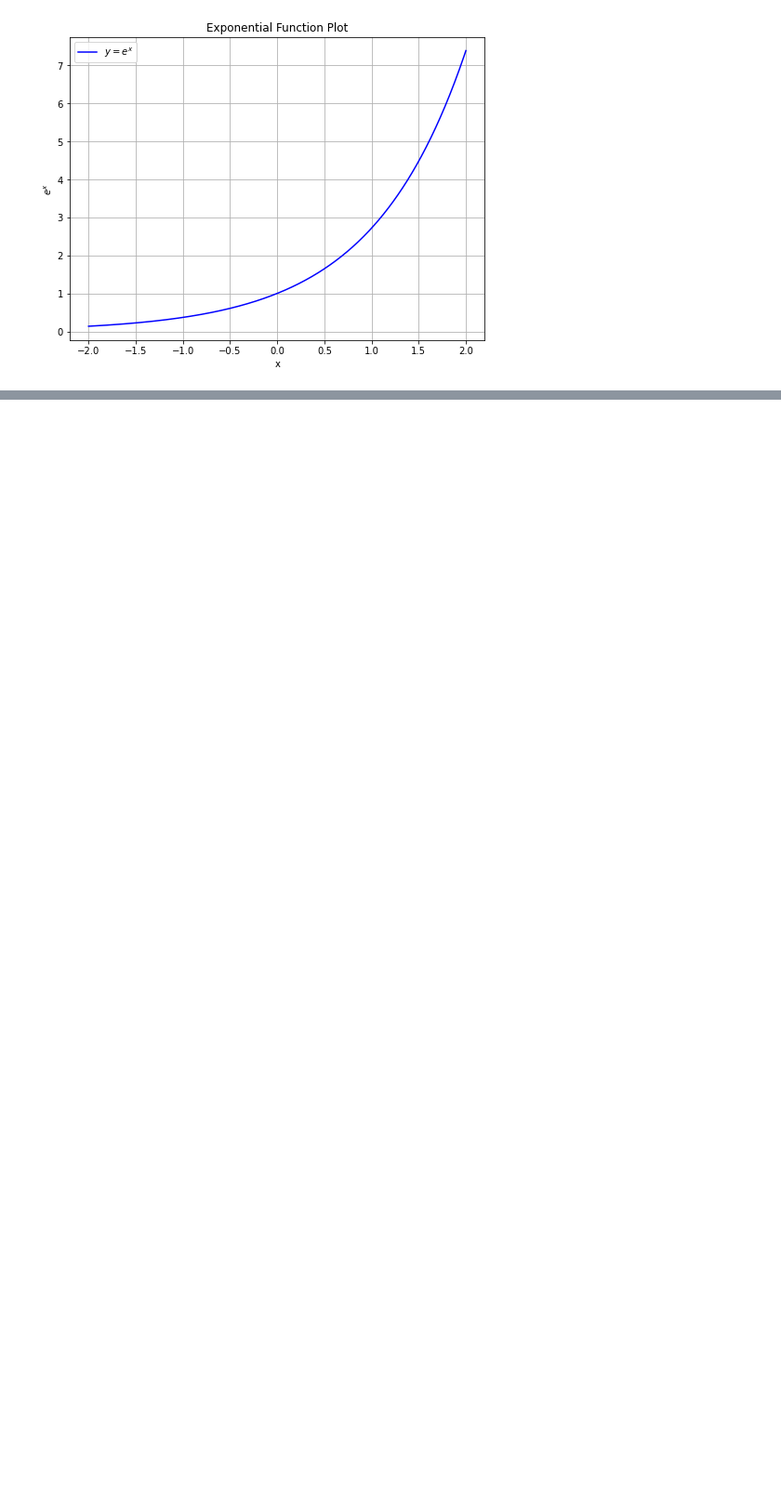
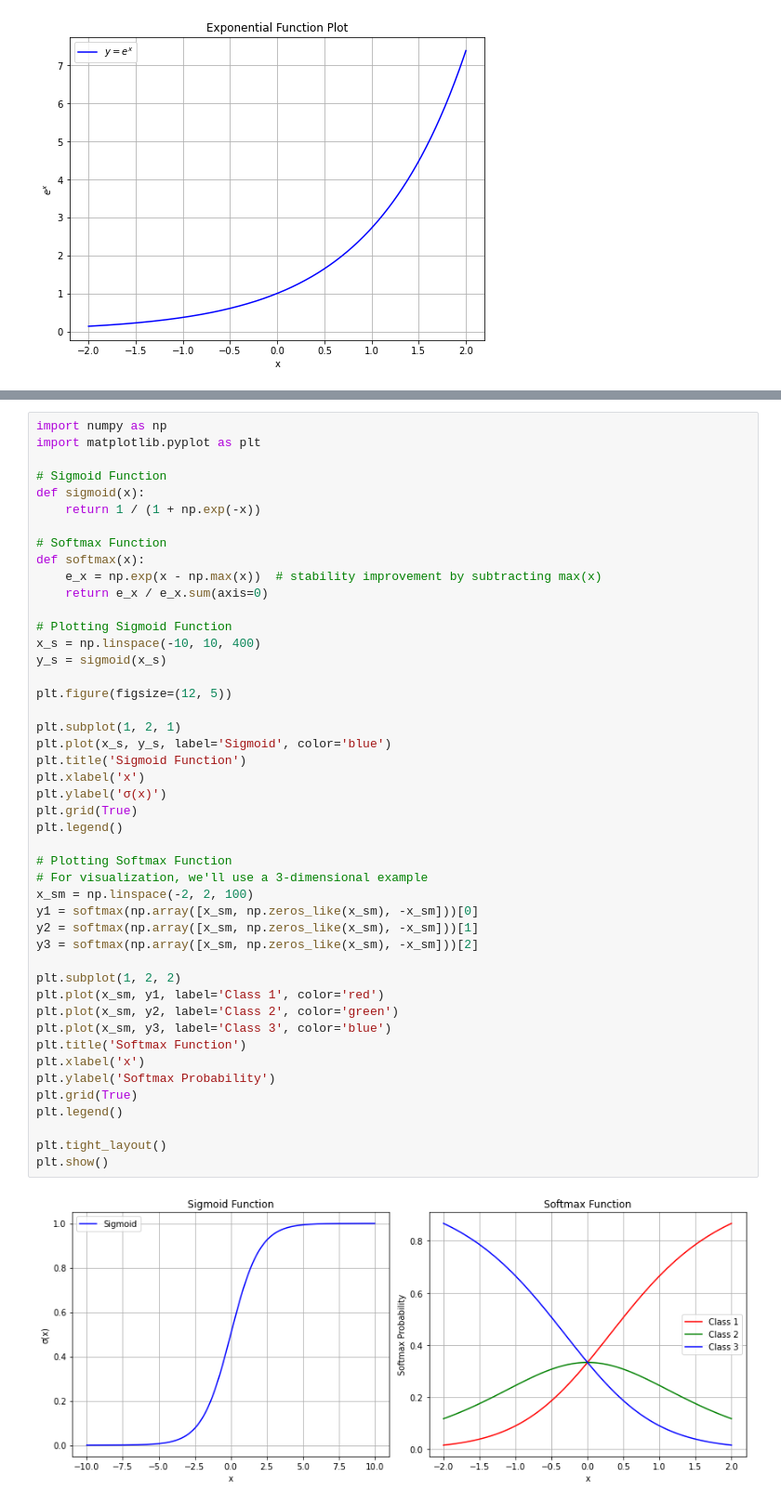
Before and after one commit to KennethWang1221/Leetcode, a Jupyter notebook: data_structures/ML_0047_Gradient_Descent_Variants.ipynb, the cells around one changed output, grey strips where cells are left out. Shown at 93% size. Saved outputs shown, nothing was run; the diff lists cells and outputs as text; blank space fills up the shorter version.

Commit message:
ML_0047: Recap Maximum Likelihood Estimation and Cross-Entropy, plot softmax and sigmoid graph

```diff
--- a/data_structures/ML_0047_Gradient_Descent_Variants.ipynb
+++ b/data_structures/ML_0047_Gradient_Descent_Variants.ipynb
@@ -386,3 +454,51 @@ plt.show()
+# %%
+import numpy as np
+import matplotlib.pyplot as plt
+
+# Sigmoid Function
+def sigmoid(x):
+    return 1 / (1 + np.exp(-x))
+
+# Softmax Function
+def softmax(x):
+    e_x = np.exp(x - np.max(x))  # stability improvement by subtracting max(x)
+    return e_x / e_x.sum(axis=0)
+
+# Plotting Sigmoid Function
+x_s = np.linspace(-10, 10, 400)
+y_s = sigmoid(x_s)
+
+plt.figure(figsize=(12, 5))
+
+plt.subplot(1, 2, 1)
+plt.plot(x_s, y_s, label='Sigmoid', color='blue')
+plt.title('Sigmoid Function')
+plt.xlabel('x')
+plt.ylabel('σ(x)')
+plt.grid(True)
+plt.legend()
+
+# Plotting Softmax Function
+# For visualization, we'll use a 3-dimensional example
+x_sm = np.linspace(-2, 2, 100)
+y1 = softmax(np.array([x_sm, np.zeros_like(x_sm), -x_sm]))[0]
+y2 = softmax(np.array([x_sm, np.zeros_like(x_sm), -x_sm]))[1]
+y3 = softmax(np.array([x_sm, np.zeros_like(x_sm), -x_sm]))[2]
+
+plt.subplot(1, 2, 2)
+plt.plot(x_sm, y1, label='Class 1', color='red')
+plt.plot(x_sm, y2, label='Class 2', color='green')
+plt.plot(x_sm, y3, label='Class 3', color='blue')
+plt.title('Softmax Function')
+plt.xlabel('x')
+plt.ylabel('Softmax Probability')
+plt.grid(True)
+plt.legend()
+
+plt.tight_layout()
+plt.show()
+# %% [output]
+[figure, added]
 # %%
 import numpy as np
 import matplotlib.pyplot as plt
```
Also changed, not shown: parts of 8 cells of this notebook, 1 other file.
